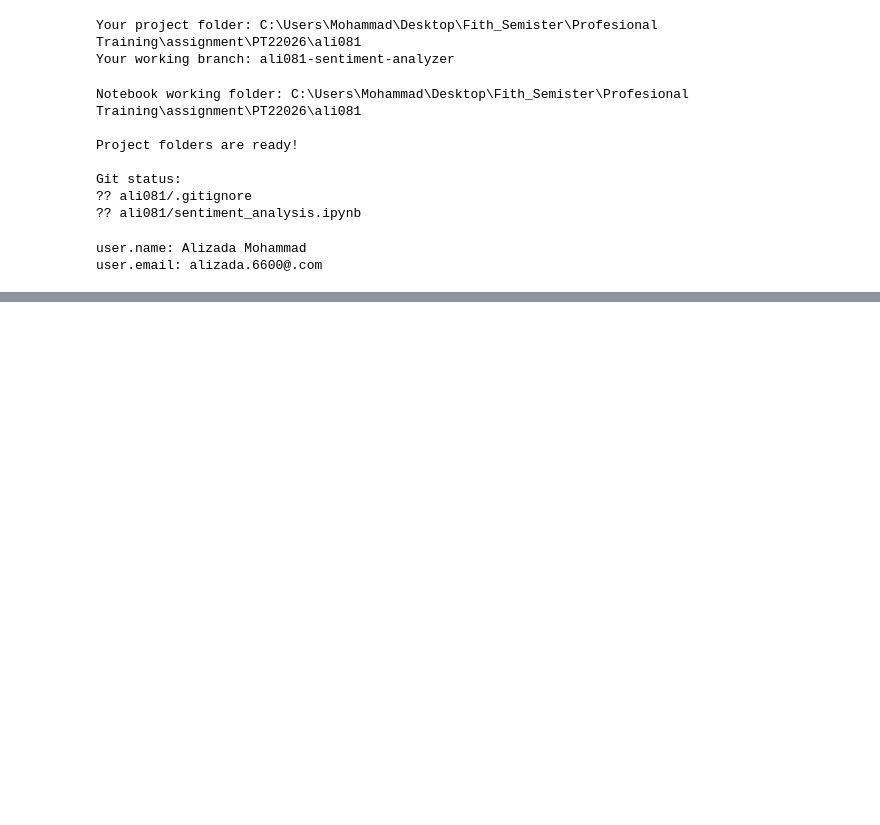
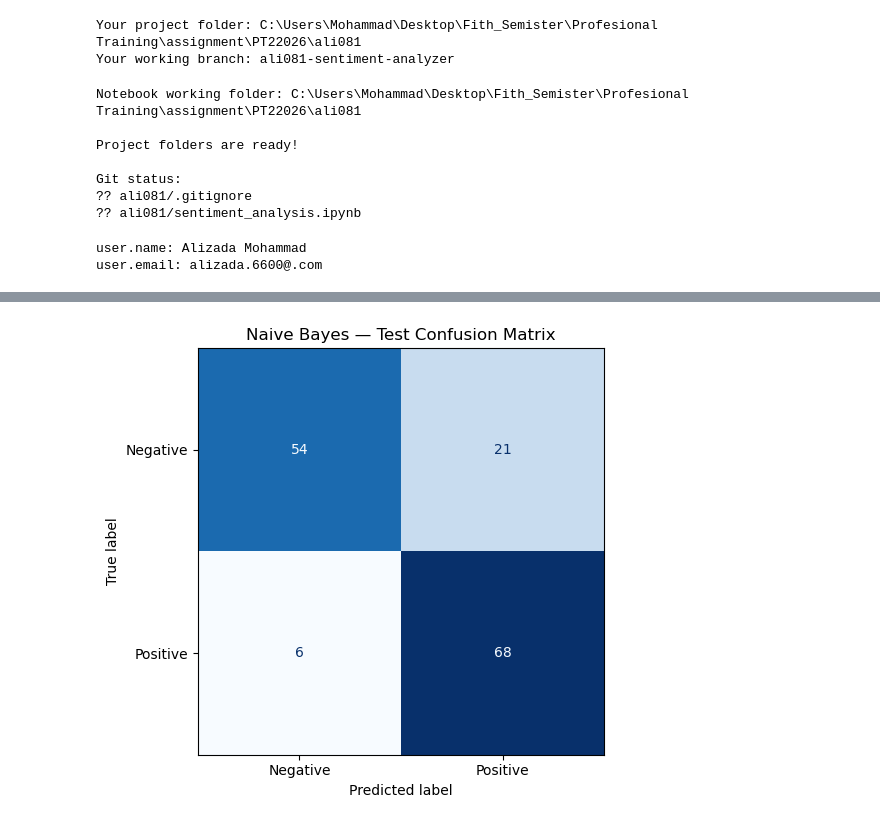
Before and after one commit to alizada6600-blip/PT22026, a Jupyter notebook: ali081/sentiment_analysis.ipynb, the cells around one changed output, grey strips where cells are left out. Saved outputs shown, nothing was run; the diff lists cells and outputs as text; code cells hidden in the pictures; blank space fills up the shorter version.

```diff
--- a/ali081/sentiment_analysis.ipynb
+++ b/ali081/sentiment_analysis.ipynb
@@ -170,0 +621,28 @@ user.email: alizada.6600@.com
+# %%
+import matplotlib.pyplot as plt
+from sklearn.metrics import ConfusionMatrixDisplay
+
+fig, ax = plt.subplots(figsize=(6, 5))
+
+ConfusionMatrixDisplay.from_predictions(
+    test_df["label"],
+    test_predictions,
+    labels=[0, 1],
+    display_labels=["Negative", "Positive"],
+    cmap="Blues",
+    colorbar=False,
+    ax=ax
+)
+
+ax.set_title(f"{best_name} — Test Confusion Matrix")
+fig.tight_layout()
+
+fig.savefig(
+    results_dir / "test_confusion_matrix.png",
+    dpi=200,
+    bbox_inches="tight"
+)
+
+plt.show()
+# %% [output]
+[figure, added]
```
Also changed, not shown: parts of 9 cells of this notebook, 4 other files.
